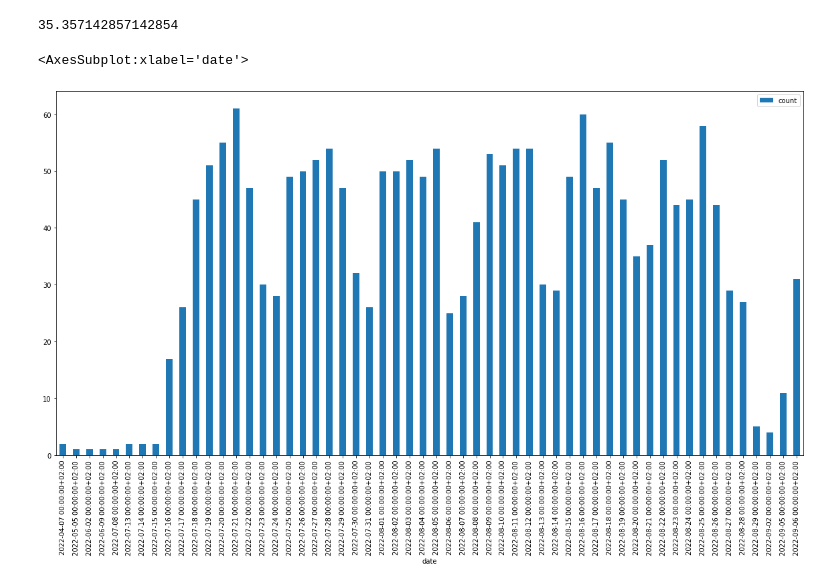
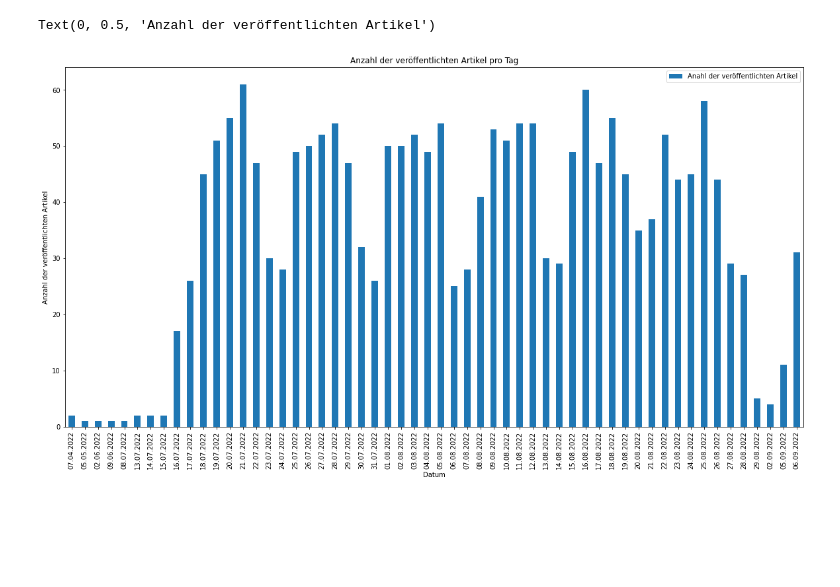
Before and after one commit to emilianscheel/Tagesschau-data-fetching, a Jupyter notebook: visualize/diagram1.ipynb, the cells around one changed output. Saved outputs shown, nothing was run; the diff lists cells and outputs as text; code cells hidden in the pictures; blank space fills up the shorter version.

```diff
--- a/visualize/diagram1.ipynb
+++ b/visualize/diagram1.ipynb
@@ -7,29 +7,21 @@ news = pd.read_json('../data/database.json')
 # %%
 import seaborn as sns
 from matplotlib.dates import DateFormatter
+from sklearn.linear_model import Ridge
 
 df = (pd.to_datetime(news['date'])
        .dt.floor('d')
        .value_counts()
        .rename_axis('date')
-       .reset_index(name='count'))
+       .reset_index(name='count')
+       .sort_values('date'))
 
-df['count'].mean()
+ax = df.plot(kind='bar', label="Anahl der veröffentlichten Artikel", x='date', y='count', figsize=(20, 10))
+
+ax.set_xticklabels(df['date'].dt.strftime('%d.%m.%Y'))
+ax.set_title("Anzahl der veröffentlichten Artikel pro Tag")
+ax.set_xlabel("Datum")
+ax.set_ylabel("Anzahl der veröffentlichten Artikel")
 # %% [output]
-35.357142857142854
+Text(0, 0.5, 'Anzahl der veröffentlichten Artikel')
+[figure, added]
-# %%
-import seaborn as sns
-from matplotlib.dates import DateFormatter
-from sklearn.linear_model import Ridge
-
-df = (pd.to_datetime(news['date'])
-       .dt.floor('d')
-       .value_counts()
-       .rename_axis('date')
-       .reset_index(name='count')
-       .sort_values('date'))
-
-df.plot.bar(x='date', y='count', figsize=(20, 10))
-# %% [output]
-<AxesSubplot:xlabel='date'>
-[figure, removed]
```
Also changed, not shown: parts of 2 cells of this notebook, 7 other files.
